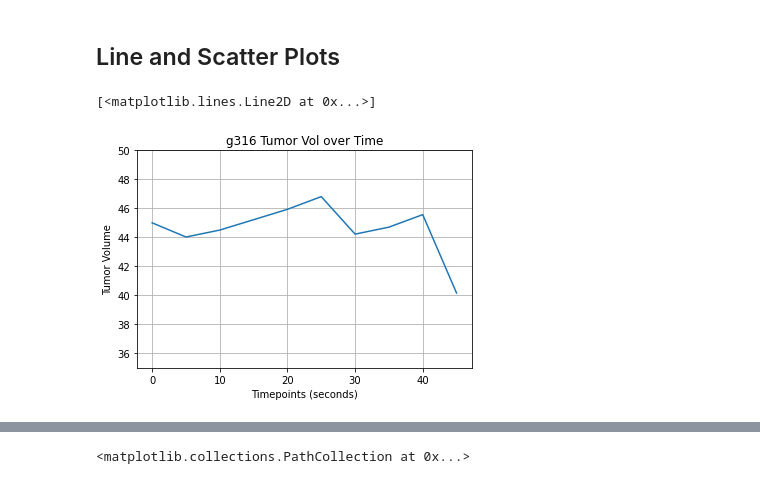
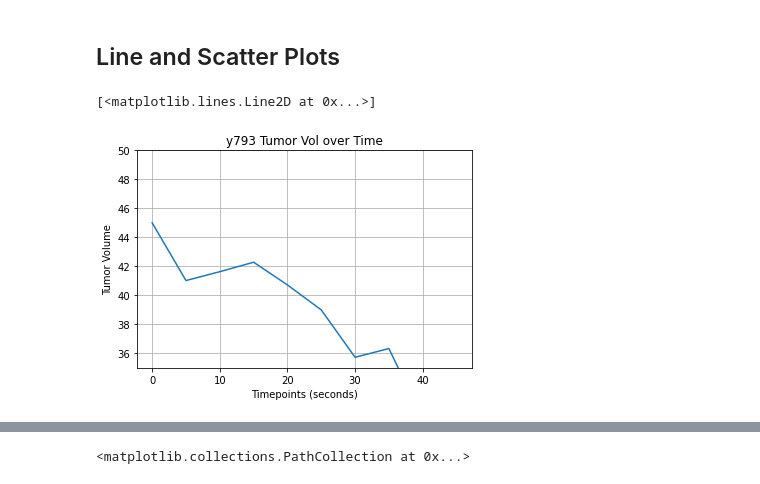
Before and after one commit to joshuadroid/pandas-challenge-2, a Jupyter notebook: Pymaceuticals/pymaceuticals_starter.ipynb, the cells around one changed output, grey strips where cells are left out. Drawn from its saved outputs; the diff is of its cells as text; code cells hidden in the pictures.

Commit message:
final observations, cleaned up

```diff
--- a/Pymaceuticals/pymaceuticals_starter.ipynb
+++ b/Pymaceuticals/pymaceuticals_starter.ipynb
@@ -304,21 +306,22 @@ plt.show()
 # %%
 # Generate a line plot of tumor volume vs. time point for a mouse treated with Capomulin
 
-# max_tumor_per_mouse.loc[max_tumor_per_mouse['Drug Regimen'] == 'Capomulin'] # Find all mouses treated by Capomulin (Selected: g316)
+# max_tumor_per_mouse.loc[max_tumor_per_mouse['Drug Regimen'] == 'Capomulin'] # Find all mouses treated by Capomulin
 # Set up the axises
-gthree_timepoint = clean_mouse_data.loc[clean_mouse_data['Mouse ID'] == "g316"]['Timepoint']
-gthree_tumor_vol = clean_mouse_data.loc[clean_mouse_data['Mouse ID'] == "g316"]['Tumor Volume (mm3)']
+subject = "y793"
+gthree_timepoint = clean_mouse_data.loc[clean_mouse_data['Mouse ID'] == subject]['Timepoint']
+gthree_tumor_vol = clean_mouse_data.loc[clean_mouse_data['Mouse ID'] == subject]['Tumor Volume (mm3)']
 
 # Set up and Display the Graph
-plt.title("g316 Tumor Vol over Time")
+plt.title(f"{subject} Tumor Vol over Time")
 plt.xlabel("Timepoints (seconds)")
 plt.ylabel("Tumor Volume")
 plt.ylim(35, 50)
 plt.grid()
 plt.plot(gthree_timepoint, gthree_tumor_vol)
 # %% [output]
 [<matplotlib.lines.Line2D at 0x...>]
-[figure, old version]
+[figure, new version]
 # %%
 cap_regimen = max_tumor_per_mouse.loc[max_tumor_per_mouse['Drug Regimen'] == 'Capomulin']
 cap_regimen
```
Also changed, not shown: parts of 6 cells of this notebook.
